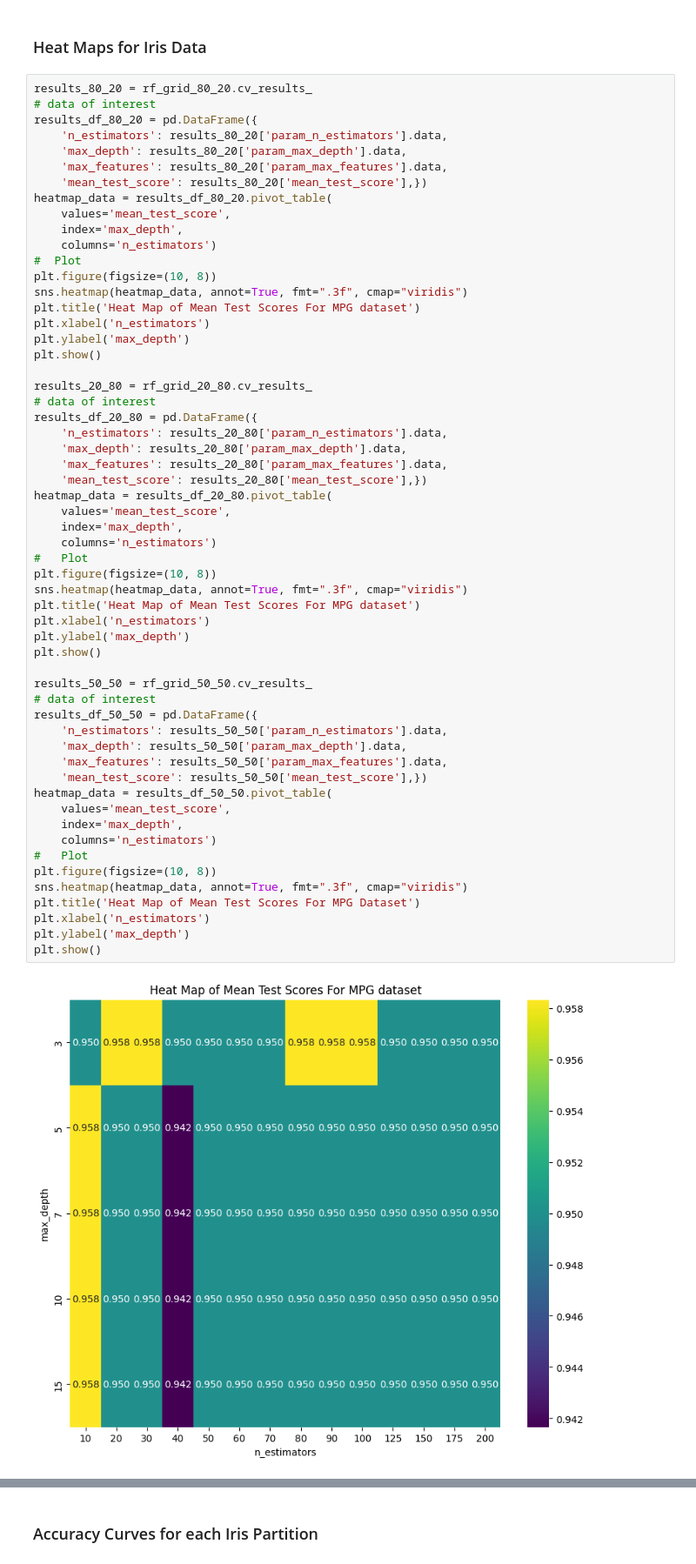
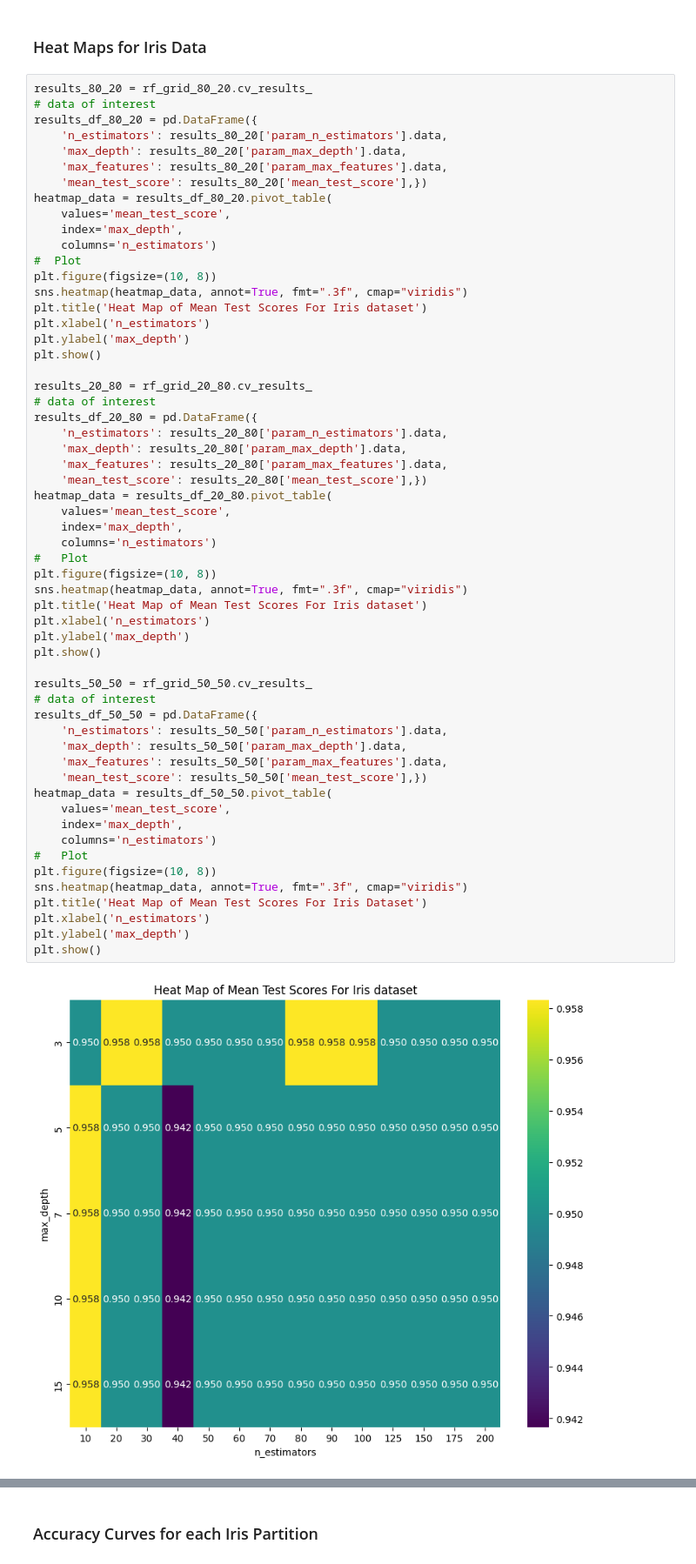
Before and after one commit to E1400/SupervisedML_Algorithm_Analysis, a Jupyter notebook: Random_Forest.ipynb, the cells around one changed output, grey strips where cells are left out. Shown: that part at 87% size. Saved outputs shown, nothing was run; the diff lists cells and outputs as text.

```diff
--- a/Random_Forest.ipynb
+++ b/Random_Forest.ipynb
@@ -222,7 +222,7 @@ heatmap_data = results_df_80_20.pivot_table(
 #  Plot
 plt.figure(figsize=(10, 8))
 sns.heatmap(heatmap_data, annot=True, fmt=".3f", cmap="viridis")
-plt.title('Heat Map of Mean Test Scores For MPG dataset')
+plt.title('Heat Map of Mean Test Scores For Iris dataset')
 plt.xlabel('n_estimators')
 plt.ylabel('max_depth')
 plt.show()
@@ -236,33 +236,33 @@ results_df_20_80 = pd.DataFrame({
     'mean_test_score': results_20_80['mean_test_score'],})
 heatmap_data = results_df_20_80.pivot_table(
     values='mean_test_score',
     index='max_depth',
     columns='n_estimators')
 #   Plot
 plt.figure(figsize=(10, 8))
 sns.heatmap(heatmap_data, annot=True, fmt=".3f", cmap="viridis")
-plt.title('Heat Map of Mean Test Scores For MPG dataset')
+plt.title('Heat Map of Mean Test Scores For Iris dataset')
 plt.xlabel('n_estimators')
 plt.ylabel('max_depth')
 plt.show()
 
 results_50_50 = rf_grid_50_50.cv_results_
 # data of interest
 results_df_50_50 = pd.DataFrame({
     'n_estimators': results_50_50['param_n_estimators'].data,
     'max_depth': results_50_50['param_max_depth'].data,
     'max_features': results_50_50['param_max_features'].data,
     'mean_test_score': results_50_50['mean_test_score'],})
 heatmap_data = results_df_50_50.pivot_table(
     values='mean_test_score',
     index='max_depth',
     columns='n_estimators')
 #   Plot
 plt.figure(figsize=(10, 8))
 sns.heatmap(heatmap_data, annot=True, fmt=".3f", cmap="viridis")
-plt.title('Heat Map of Mean Test Scores For MPG Dataset')
+plt.title('Heat Map of Mean Test Scores For Iris Dataset')
 plt.xlabel('n_estimators')
 plt.ylabel('max_depth')
 plt.show()
 # %% [output]
-[figure, old version]
+[figure, new version]
```
Also changed, not shown: parts of 3 cells of this notebook, 2 other files.
